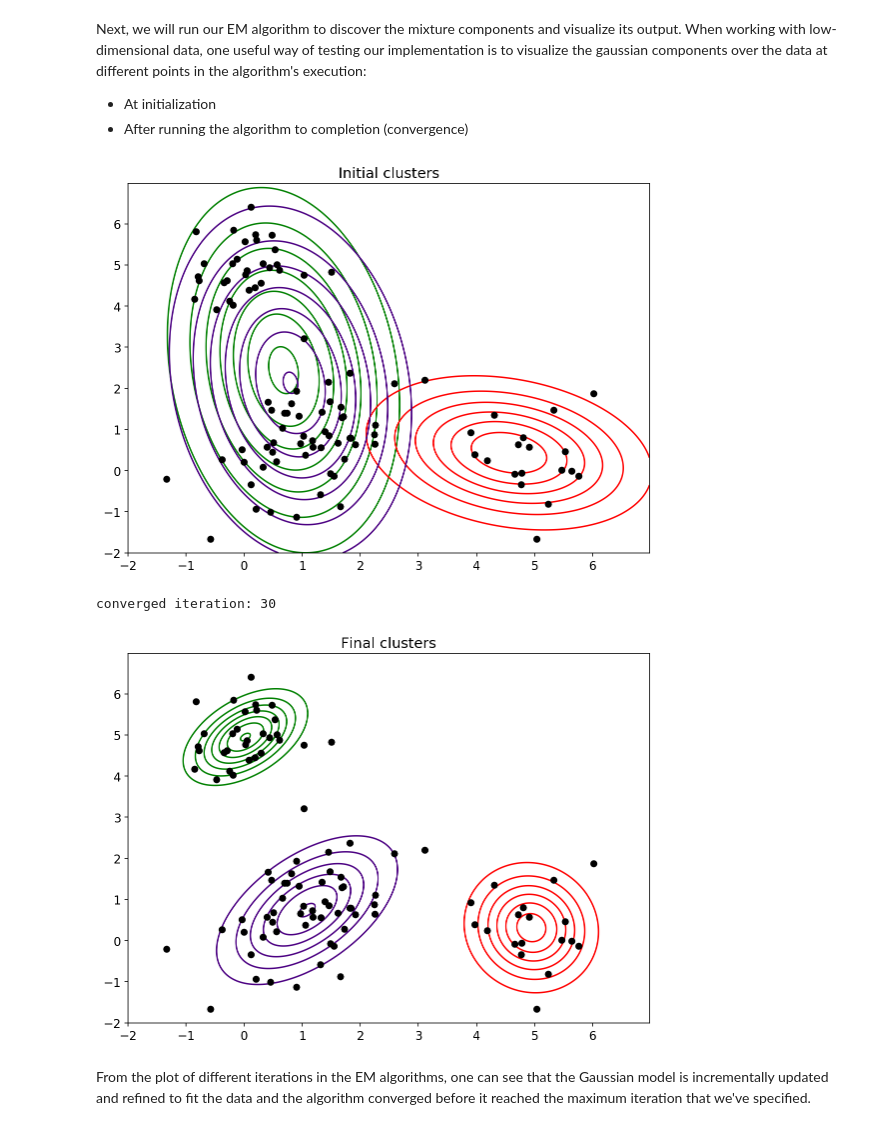
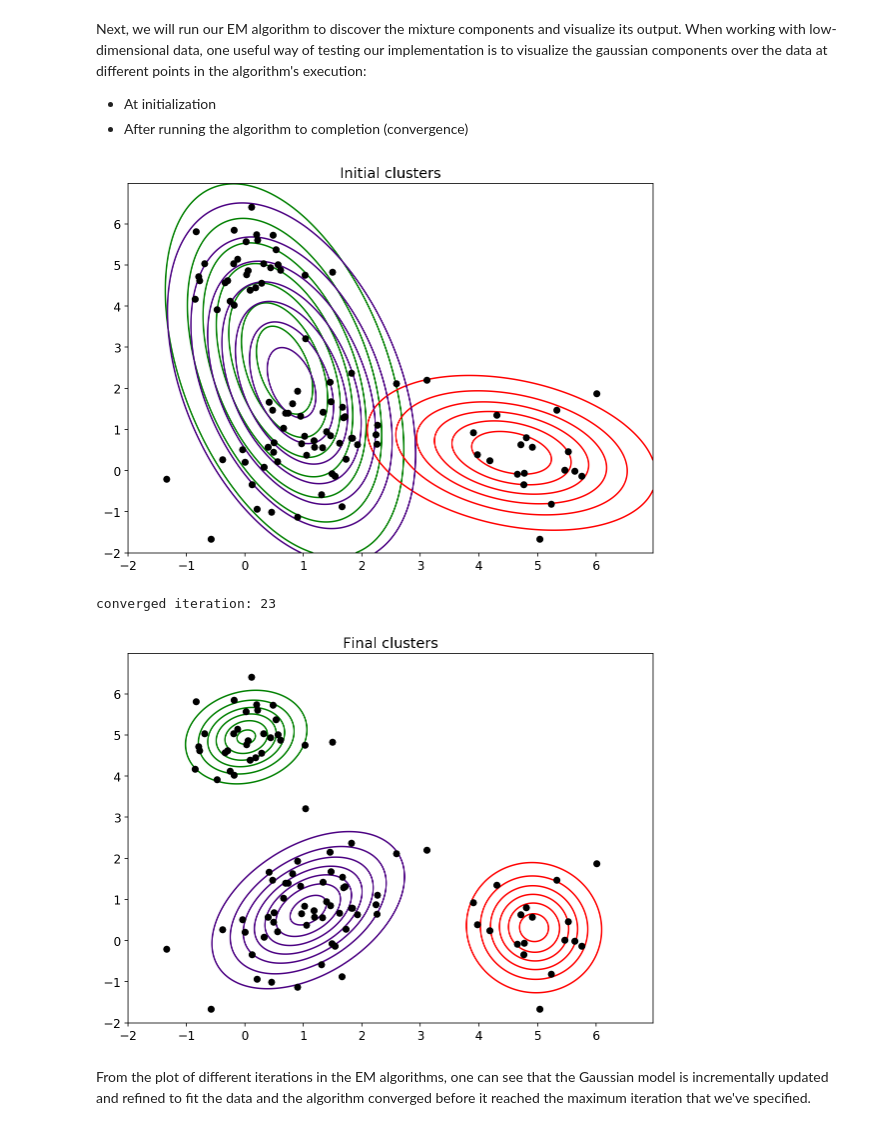
Before and after one commit to ethen8181/machine-learning, a Jupyter notebook: clustering/GMM/GMM.ipynb, the cells around one changed output. Saved outputs shown, nothing was run; the diff lists cells and outputs as text; code cells hidden in the pictures.

```diff
--- a/clustering/GMM/GMM.ipynb
+++ b/clustering/GMM/GMM.ipynb
@@ -397,8 +394,6 @@ Next, we will run our EM algorithm to discover the mixture components and visual
 - At initialization
 - After running the algorithm to completion (convergence)
 # %%
-import matplotlib.mlab as mlab
-
 def plot_contours(data, means, covs, title):
     """visualize the gaussian components over the data"""
     plt.figure()
@@ -408,37 +403,36 @@ def plot_contours(data, means, covs, title):
     k = means.shape[0]
     x = np.arange(-2.0, 7.0, delta)
     y = np.arange(-2.0, 7.0, delta)
-    X, Y = np.meshgrid(x, y)
+    x_grid, y_grid = np.meshgrid(x, y)
+    coordinates = np.array([x_grid.ravel(), y_grid.ravel()]).T
+
     col = ['green', 'red', 'indigo']
     for i in range(k):
         mean = means[i]
         cov = covs[i]
-        sigmax = np.sqrt(cov[0][0])
-        sigmay = np.sqrt(cov[1][1])
-        sigmaxy = cov[0][1] / (sigmax * sigmay)
-        Z = mlab.bivariate_normal(X, Y, sigmax, sigmay, mean[0], mean[1], sigmaxy)
-        plt.contour(X, Y, Z, colors = col[i])
+        z_grid = multivariate_normal(mean, cov).pdf(coordinates).reshape(x_grid.shape)
+        plt.contour(x_grid, y_grid, z_grid, colors = col[i])
 
     plt.title(title)
     plt.tight_layout()
 # %%
 # use our implementation of the EM algorithm
 # and fit a mixture of Gaussians to the simulated data
-em = EM(n_components = 3, n_iter = 1, tol = 1e-4, seed = 4)
-em.fit(X)
+gmm = GMM(n_components = 3, n_iters = 1, tol = 1e-4, seed = 4)
+gmm.fit(X)
 
-plot_contours(X, em.means, em.covs, 'Initial clusters')
+plot_contours(X, gmm.means, gmm.covs, 'Initial clusters')
 # %% [output]
-[figure, old version]
+[figure, new version]
 # %%
-em = EM(n_components = 3, n_iter = 50, tol = 1e-4, seed = 4)
-em.fit(X)
+gmm = GMM(n_components = 3, n_iters = 50, tol = 1e-4, seed = 4)
+gmm.fit(X)
 
-print('converged iteration:', len(em.log_likelihood_trace))
-plot_contours(X, em.means, em.covs, 'Final clusters')
+print('converged iteration:', len(gmm.log_likelihood_trace))
+plot_contours(X, gmm.means, gmm.covs, 'Final clusters')
 # %% [output]
-converged iteration: 30
+converged iteration: 23
-[figure, old version]
+[figure, new version]
 # %% [markdown]
 From the plot of different iterations in the EM algorithms, one can see that the Gaussian model is incrementally updated and refined to fit the data and the algorithm converged before it reached the maximum iteration that we've specified.
 # %%
```
Also changed, not shown: parts of 4 cells of this notebook, 2 other files.
